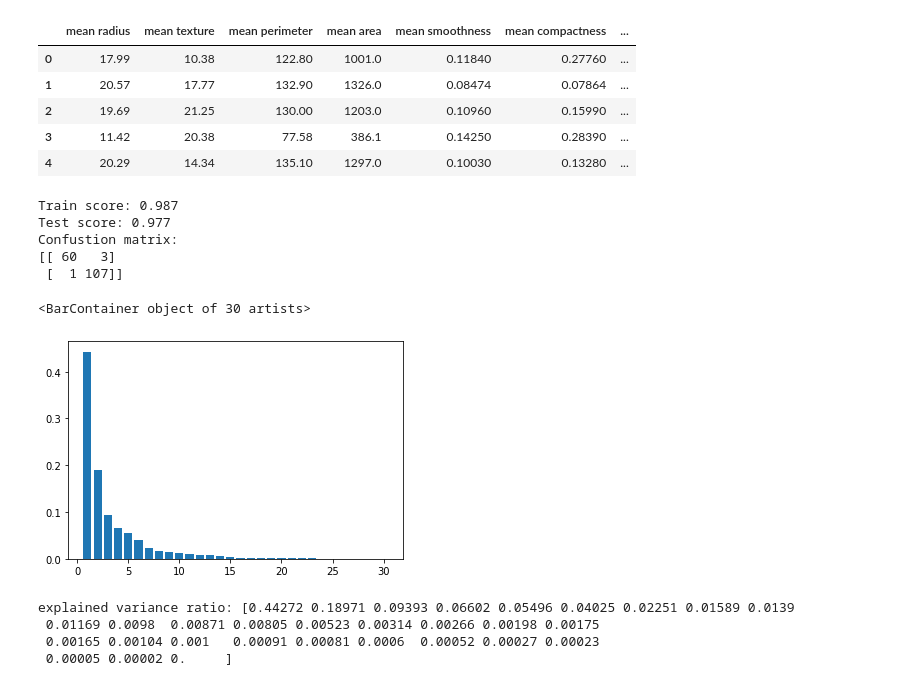
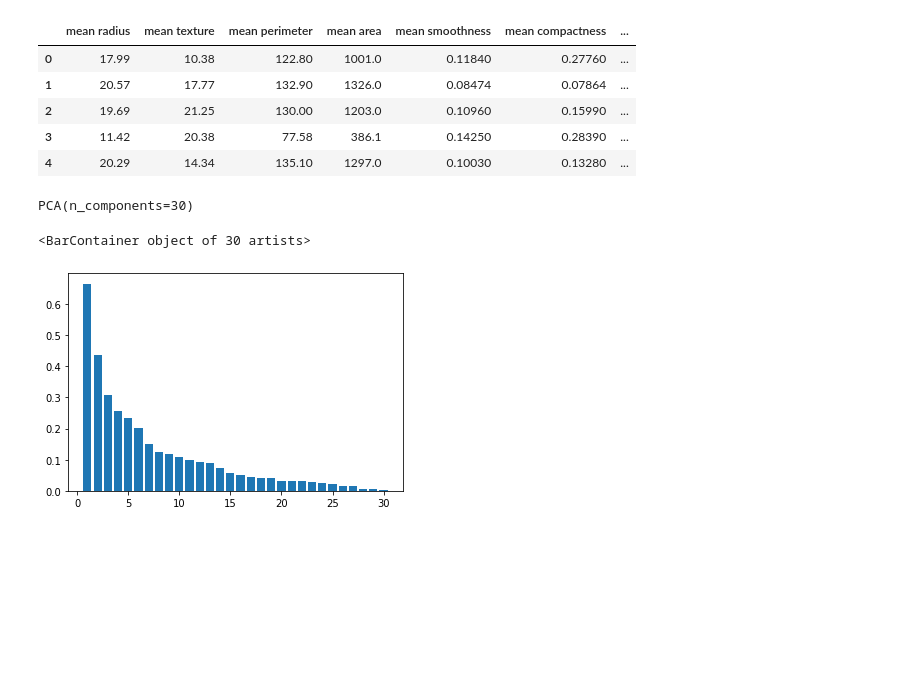
Before and after one commit to peisuke/ml-works, a Jupyter notebook: 7/7_1.ipynb, the cells around one changed output. Cells and saved outputs as stored; diff of their text form; code cells hidden in the pictures; blank space fills up the shorter version.

```diff
--- a/7/7_1.ipynb
+++ b/7/7_1.ipynb
@@ -31,44 +86,15 @@ scaler = StandardScaler()
 scaler.fit(X_df)
 X_scaled = scaler.transform(X_df)
 X_scaled_df = pd.DataFrame(data=X_scaled,columns=cancer.feature_names)
-# %%
-from sklearn.linear_model import LogisticRegressionCV
-from sklearn.metrics import confusion_matrix
-
-# 訓練用と検証用に分割
-X_train, X_test, y_train, y_test = train_test_split(X_scaled_df, y, random_state=0, test_size=0.3)
-
-# ロジスティック回帰で学習
-lr = LogisticRegressionCV(cv=10, random_state=0, max_iter=1000)
-y_train=y_train.reshape(-1)
-lr.fit(X_train, y_train)
-
-# 検証
-print('Train score: {:.3f}'.format(lr.score(X_train, y_train)))
-print('Test score: {:.3f}'.format(lr.score(X_test, y_test)))
-print('Confustion matrix:\n{}'.format(confusion_matrix(y_true=y_test, y_pred=lr.predict(X_test))))
-# %% [output]
-Train score: 0.987
-Test score: 0.977
-Confustion matrix:
-[[ 60   3]
- [  1 107]]
+# %%
+# 元の特徴量と同じ数で主成分分析
+pca = PCA(n_components=30)
+pca.fit(X_scaled)
+# %% [output]
+PCA(n_components=30)
 # %%
-from sklearn.decomposition import PCA
-
-# 元の特徴量と同じ数で主成分分析
-pca = PCA(n_components=30)
-pca.fit(X_scaled)
-plt.bar([n for n in range(1, len(pca.explained_variance_ratio_)+1)], pca.explained_variance_ratio_)
+# 各成分の強さ
+plt.bar([n for n in range(1, len(pca.explained_variance_ratio_)+1)], np.sqrt(pca.explained_variance_ratio_))
 # %% [output]
 <BarContainer object of 30 artists>
-[figure, old version]
+[figure, new version]
-# %%
-# 寄与率の確認
-np.set_printoptions(precision=5, suppress=True) # numpyの小数点以下表示桁数と、指数表記設定
-print('explained variance ratio: {}'.format(pca.explained_variance_ratio_))
-# %% [output]
-explained variance ratio: [0.44272 0.18971 0.09393 0.06602 0.05496 0.04025 0.02251 0.01589 0.0139
- 0.01169 0.0098  0.00871 0.00805 0.00523 0.00314 0.00266 0.00198 0.00175
- 0.00165 0.00104 0.001   0.00091 0.00081 0.0006  0.00052 0.00027 0.00023
- 0.00005 0.00002 0.     ]
```
Also changed, not shown: parts of 7 cells of this notebook.
